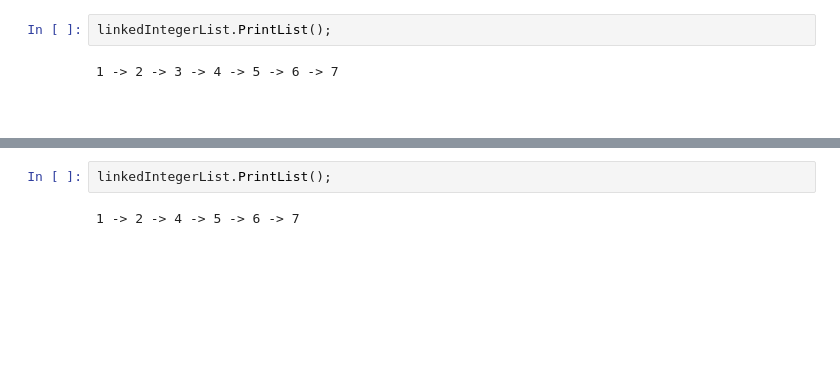
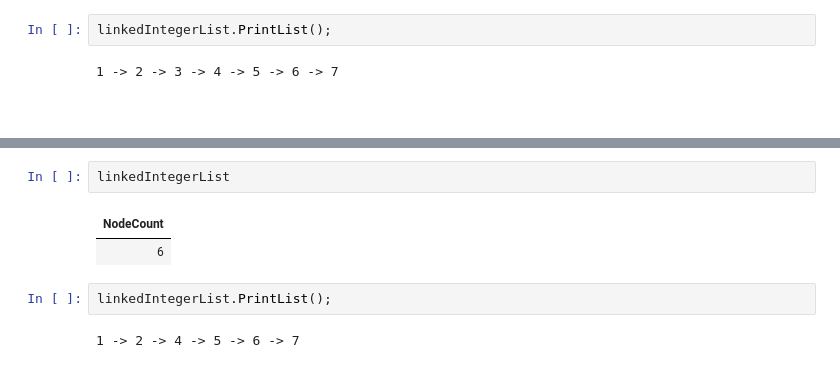
Before and after one commit to HarryJamesGreenblatt/Notes-On-C-Sharp, a Jupyter notebook: 16. Linear Data Structures/Lists/Dynamic (Linked) Lists.ipynb, the cells around one changed output, grey strips where cells are left out. Saved outputs shown, nothing was run; the diff lists cells and outputs as text; blank space fills up the shorter version.

```diff
--- a/16. Linear Data Structures/Lists/Dynamic (Linked) Lists.ipynb
+++ b/16. Linear Data Structures/Lists/Dynamic (Linked) Lists.ipynb
@@ -577,6 +697,11 @@ linkedIntegerList.PrintList();
 linkedIntegerList.RemoveAt( 2 )
 # %% [output]
 [interactive output not drawn]
+# %%
+linkedIntegerList
+# %% [output]
+| NodeCount |
+| 6 |
 # %%
 linkedIntegerList.PrintList();
 # %% [output]
```
Also changed, not shown: parts of 4 cells of this notebook.
